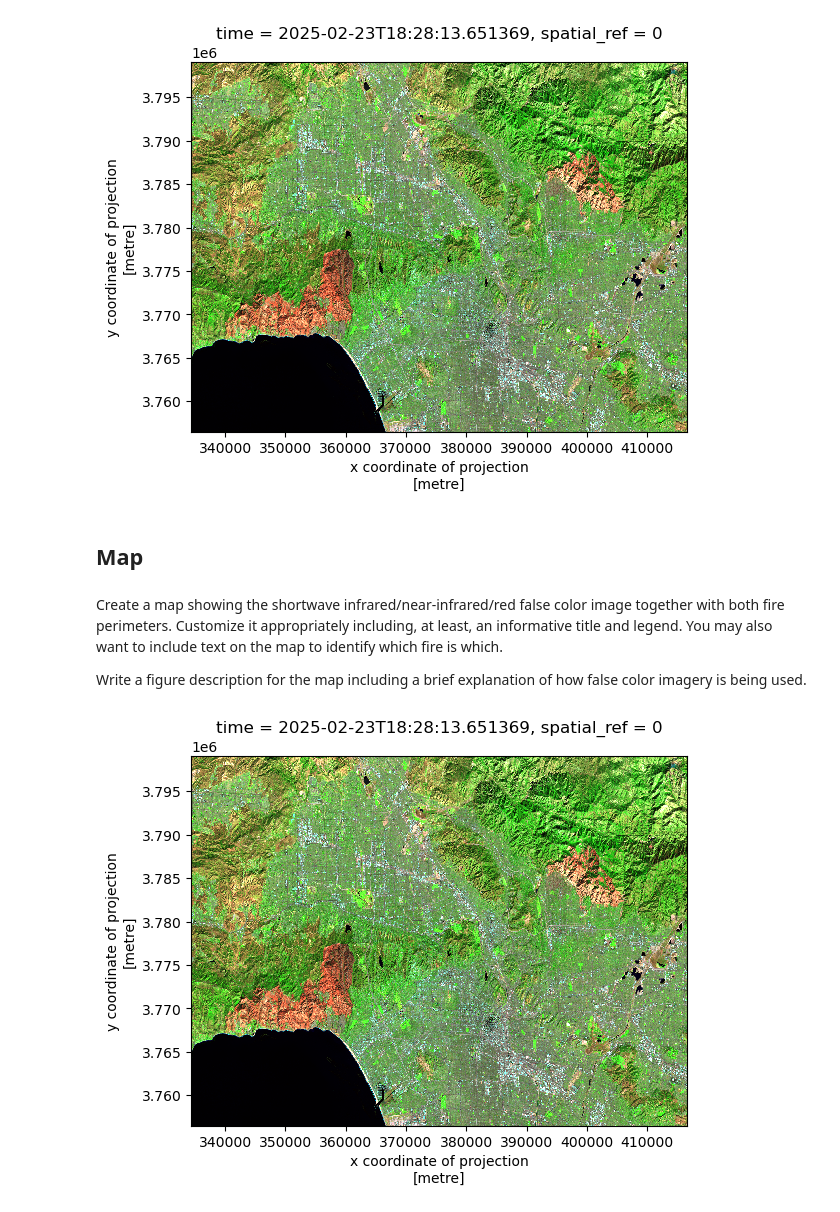
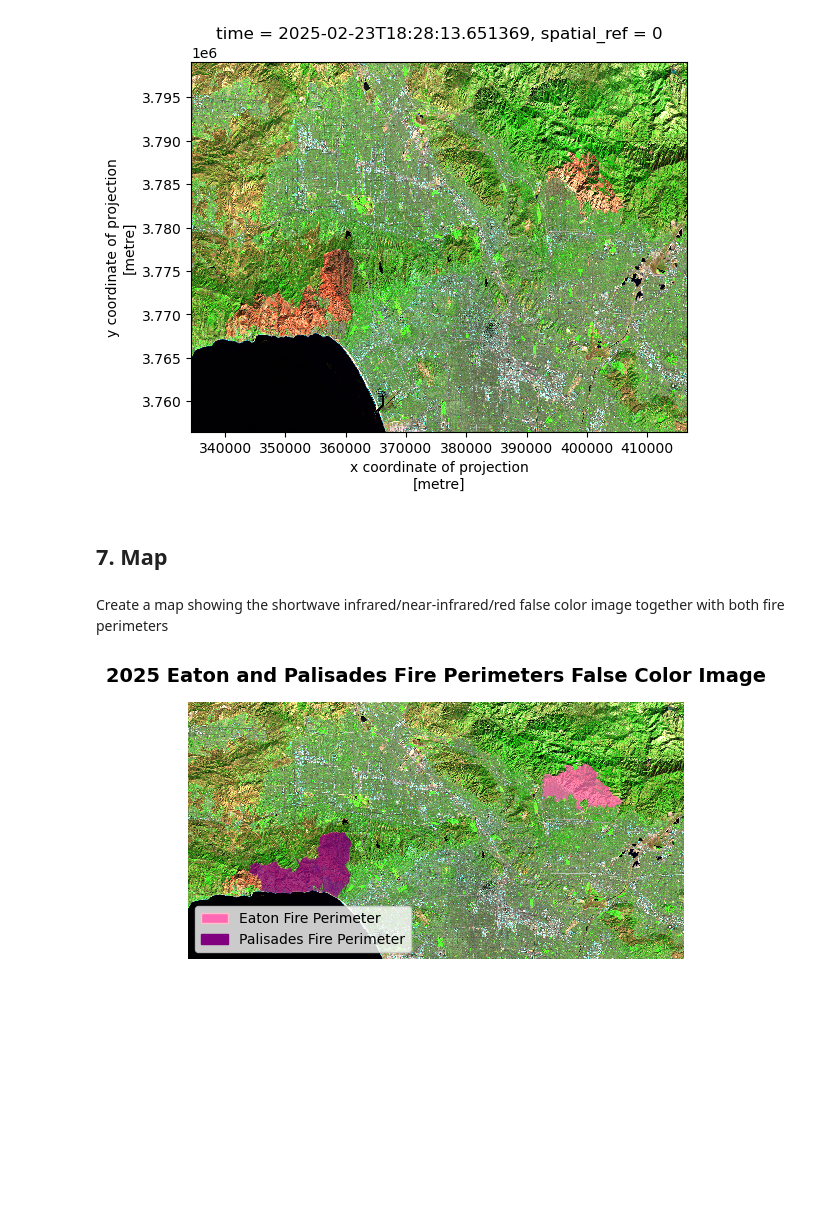
Before and after one commit to RachelMGitH/eds220-hwk4, a Jupyter notebook: hwk4-task2-false-color-MILLER.ipynb, the cells around one changed output. Cells and saved outputs as stored; diff of their text form; code cells hidden in the pictures; blank space fills up the shorter version.

```diff
--- a/hwk4-task2-false-color-MILLER.ipynb
+++ b/hwk4-task2-false-color-MILLER.ipynb
@@ -101,6 +112,6 @@ From the attribute information, the CRS is WGS 84
 # %%
-# Write the crs of landsat as WGS 84
-landsat = landsat.rio.write_crs("wgs84")
+# Write the crs of landsat as EPSG:32611
+landsat = landsat.rio.write_crs("epsg:32611")
 # %%
 # Check landsat crs
 print(landsat.rio.crs)
@@ -108,0 +122,4 @@ EPSG:4326
+# %%
+# Reproject Eaton and Palisades to match landsat CRS
+eaton = eaton.to_crs('epsg:32611')
+palisades = palisades.to_crs('epsg:32611')
@@ -159,8 +202,6 @@ landsat[['swir22','nir08','red']].to_dataarray().plot.imshow(robust=True)
 <matplotlib.image.AxesImage at 0x...>
 [figure]
 # %% [markdown]
-## Map
+## 7. Map
 # %% [markdown]
-Create a map showing the shortwave infrared/near-infrared/red false color image together with both fire perimeters. Customize it appropriately including, at least, an informative title and legend. You may also want to include text on the map to identify which fire is which.
-
-Write a figure description for the map including a brief explanation of how false color imagery is being used.
+Create a map showing the shortwave infrared/near-infrared/red false color image together with both fire perimeters
@@ -171,12 +208,33 @@ assert landsat.rio.crs == palisades.crs
 # %%
+# Ensure all data CRSs match
+assert landsat.rio.crs == eaton.crs
+assert landsat.rio.crs == palisades.crs
+
+# Initialize figure
 fig, ax = plt.subplots()
 
+# Plot false colour image of landsat data with eaton and palisades perimeters
+landsat[['swir22','nir08','red']].to_dataarray().plot.imshow(
+    ax=ax,
+    robust=True)
+eaton.plot(ax=ax, alpha=0.7, color = 'hotpink', label = "Eaton Fire Perimeter")
+palisades.plot(ax=ax, alpha=0.7, color = 'purple', label = "Palisades Fire Perimeter")
 
-landsat[['swir22','nir08','red']].to_dataarray().plot.imshow(ax=ax, robust=True)
-#eaton.plot(ax=ax, alpha=0.6)
-#palisades.plot(ax=ax, alpha=0.6)
+# Set title
+ax.set_title('2025 Eaton and Palisades Fire Perimeters False Color Image',
+             fontsize=14, weight='bold', pad=15)
+
+# Create legend with patches function
+plot_scale = [Patch(facecolor='hotpink', edgecolor='pink', # Create patches corresponding to polygons
+                         label='Eaton Fire Perimeter'),
+               Patch(facecolor='purple', edgecolor= 'purple',
+                         label='Palisades Fire Perimeter')]
+ax.legend(handles = plot_scale, loc = 'lower left')
 
 
+# Remove axes from plot
+ax.axis('off')
+
 plt.show()
 # %% [output]
-[figure, old version]
+[figure, new version]
```
Also changed, not shown: parts of 19 cells of this notebook.
